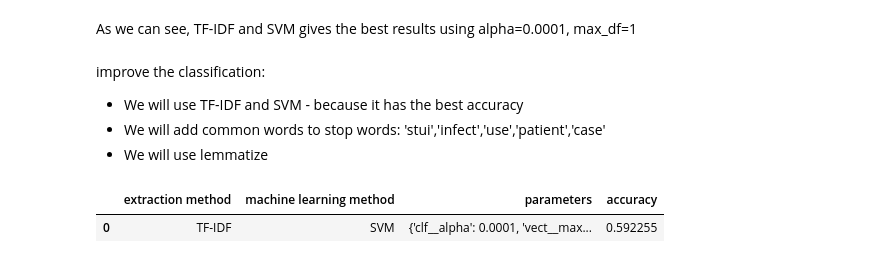
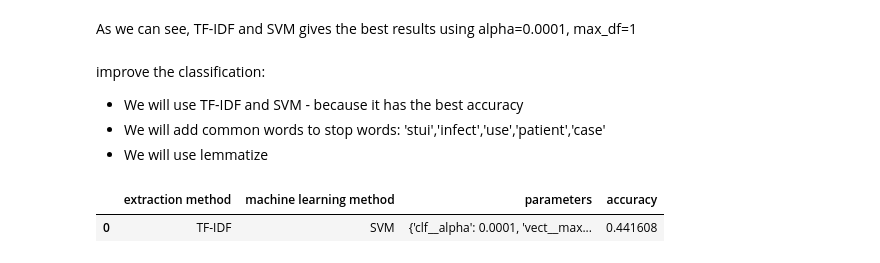
Before and after one commit to nogahm/DocumentClassification, a Jupyter notebook: DocumentClassification.ipynb, the cells around one changed output. Saved outputs shown, nothing was run; the diff lists cells and outputs as text; code cells hidden in the pictures.

Commit message:
change from train to test.
update accuracy

```diff
--- a/DocumentClassification.ipynb
+++ b/DocumentClassification.ipynb
@@ -3,7 +3,7 @@ Document Classification
 # %% [markdown]
 <h1>1. Text pre-processing and exploration:</h1>
 # %%
-path='D:\\documents\\users\\nogahm\\Downloads\\ohsumed-first-20000-docs'
+path='D:\\documents\\users\\ravedan\\Downloads\\ohsumed-first-20000-docs'
 # %%
 import os
 import nltk
@@ -176,8 +178,8 @@ train=docInfoDF.loc[docInfoDF['group']=='training']
 trainSetText=train['cleanText'].tolist()
 trainSetClass=train['class'].tolist()
 test=pd.DataFrame(testInfo, columns=['fileName','cleanText','class','group'])
-testSetText=train['cleanText'].tolist()
-testSetClass=train['class'].tolist()
+testSetText=test['cleanText'].tolist()
+testSetClass=test['class'].tolist()
 # %%
 def classify(extractM,machineLearningM, parameters):
             pipeline = Pipeline([('vect', extractM), ('clf', machineLearningM)])
@@ -300,19 +302,19 @@ for dir in testDirs:
 # %%
 parameters = {'vect__max_df': (0.3,0.4,0.5,0.6,0.7,0.75, 1.0),'clf__alpha': (0.0001, 0.01,1.0)}
 trainSetText=train['cleanText'].tolist()
 trainSetClass=train['class'].tolist()
 test=pd.DataFrame(testInfo, columns=['fileName','cleanText','class','group'])
-testSetText=train['cleanText'].tolist()
-testSetClass=train['class'].tolist()
+testSetText=test['cleanText'].tolist()
+testSetClass=test['class'].tolist()
 #TF-IDF & SVM
 results2=[]
 ans = classify(TfidfVectorizer(sublinear_tf=True,stop_words='english'),SGDClassifier(),parameters)
 accuracy = ans[0]
 params = ans[1]
 results2.append(['TF-IDF' , 'SVM', params,accuracy])
 
 newAcc=pd.DataFrame(results2,columns=['extraction method','machine learning method','parameters', 'accuracy'])
 newAcc
 # %% [output]
 |  | extraction method | machine learning method | parameters | accuracy |
-| 0 | TF-IDF | SVM | {'clf__alpha': 0.0001, 'vect__max... | 0.592255 |
+| 0 | TF-IDF | SVM | {'clf__alpha': 0.0001, 'vect__max... | 0.441608 |
```
Also changed, not shown: parts of 6 cells of this notebook.
